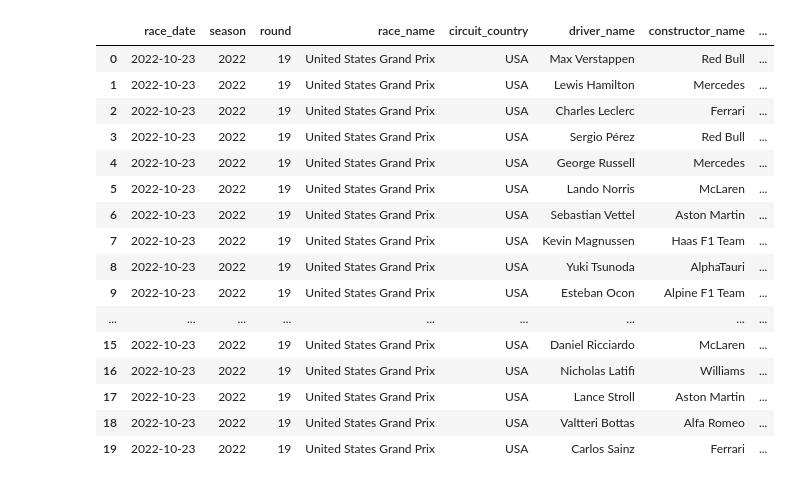
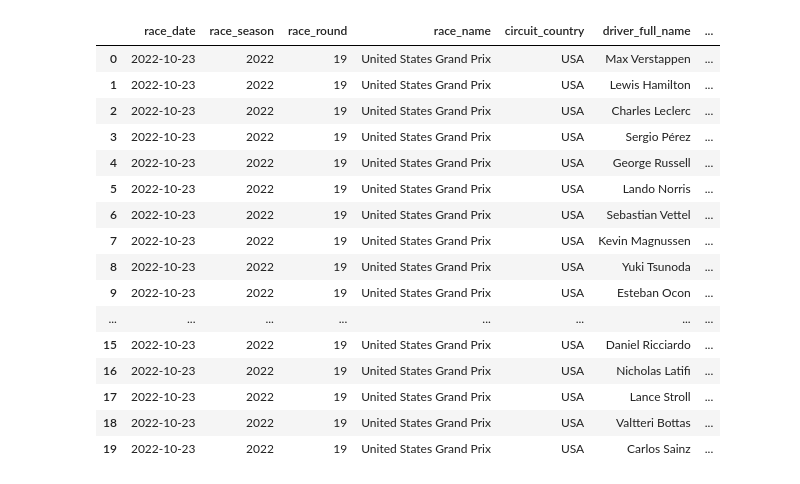
Before and after one commit to frizzleqq/f1-dbt-duckdb, a Jupyter notebook: query_data.ipynb, the cells around one changed output. Drawn from its saved outputs; the diff is of its cells as text; code cells hidden in the pictures.

```diff
--- a/query_data.ipynb
+++ b/query_data.ipynb
@@ -40,38 +45,39 @@ select * from information_schema.tables
 # %%
 %%sql
 SELECT f.race_date
-    , drac.season
-    , drac.round
-    , drac.name AS race_name
-    , dcir.country AS circuit_country
-    , ddri.full_name AS driver_name
-    , dcon.name AS constructor_name
+    , drac.race_season
+    , drac.race_round
+    , drac.race_name
+    , dcir.circuit_country
+    , ddri.driver_full_name
+    , ddri.driver_permanent_number
+    , dcon.constructor_name
     , f.result_position
-    , f.points
+    , f.result_points
     , f.fastest_lap
-    , f.status
+    , f.result_status
 FROM core.f_results AS f
-LEFT JOIN core.d_races AS drac ON drac.id = f.race_id
-LEFT JOIN core.d_circuits AS dcir ON dcir.id = f.circuit_id
-LEFT JOIN core.d_drivers AS ddri ON ddri.id = f.driver_id
-LEFT JOIN core.d_constructors AS dcon ON dcon.id = f.constructor_id
+LEFT JOIN core.d_races AS drac ON drac.race_id = f.race_id
+LEFT JOIN core.d_circuits AS dcir ON dcir.circuit_id = f.circuit_id
+LEFT JOIN core.d_drivers AS ddri ON ddri.driver_id = f.driver_id
+LEFT JOIN core.d_constructors AS dcon ON dcon.constructor_id = f.constructor_id
 ORDER BY f.race_date DESC
     , f.result_position ASC
 # %% [output]
-|  | race_date | season | round | race_name | circuit_country | driver_name | constructor_name | ... |
-| 0 | 2022-10-23 | 2022 | 19 | United States Grand Prix | USA | Max Verstappen | Red Bull | ... |
-| 1 | 2022-10-23 | 2022 | 19 | United States Grand Prix | USA | Lewis Hamilton | Mercedes | ... |
-| 2 | 2022-10-23 | 2022 | 19 | United States Grand Prix | USA | Charles Leclerc | Ferrari | ... |
-| 3 | 2022-10-23 | 2022 | 19 | United States Grand Prix | USA | Sergio Pérez | Red Bull | ... |
-| 4 | 2022-10-23 | 2022 | 19 | United States Grand Prix | USA | George Russell | Mercedes | ... |
-| 5 | 2022-10-23 | 2022 | 19 | United States Grand Prix | USA | Lando Norris | McLaren | ... |
-| 6 | 2022-10-23 | 2022 | 19 | United States Grand Prix | USA | Sebastian Vettel | Aston Martin | ... |
-| 7 | 2022-10-23 | 2022 | 19 | United States Grand Prix | USA | Kevin Magnussen | Haas F1 Team | ... |
-| 8 | 2022-10-23 | 2022 | 19 | United States Grand Prix | USA | Yuki Tsunoda | AlphaTauri | ... |
-| 9 | 2022-10-23 | 2022 | 19 | United States Grand Prix | USA | Esteban Ocon | Alpine F1 Team | ... |
-| ... | ... | ... | ... | ... | ... | ... | ... | ... |
-| 15 | 2022-10-23 | 2022 | 19 | United States Grand Prix | USA | Daniel Ricciardo | McLaren | ... |
-| 16 | 2022-10-23 | 2022 | 19 | United States Grand Prix | USA | Nicholas Latifi | Williams | ... |
-| 17 | 2022-10-23 | 2022 | 19 | United States Grand Prix | USA | Lance Stroll | Aston Martin | ... |
-| 18 | 2022-10-23 | 2022 | 19 | United States Grand Prix | USA | Valtteri Bottas | Alfa Romeo | ... |
-| 19 | 2022-10-23 | 2022 | 19 | United States Grand Prix | USA | Carlos Sainz | Ferrari | ... |
+|  | race_date | race_season | race_round | race_name | circuit_country | driver_full_name | ... |
+| 0 | 2022-10-23 | 2022 | 19 | United States Grand Prix | USA | Max Verstappen | ... |
+| 1 | 2022-10-23 | 2022 | 19 | United States Grand Prix | USA | Lewis Hamilton | ... |
+| 2 | 2022-10-23 | 2022 | 19 | United States Grand Prix | USA | Charles Leclerc | ... |
+| 3 | 2022-10-23 | 2022 | 19 | United States Grand Prix | USA | Sergio Pérez | ... |
+| 4 | 2022-10-23 | 2022 | 19 | United States Grand Prix | USA | George Russell | ... |
+| 5 | 2022-10-23 | 2022 | 19 | United States Grand Prix | USA | Lando Norris | ... |
+| 6 | 2022-10-23 | 2022 | 19 | United States Grand Prix | USA | Sebastian Vettel | ... |
+| 7 | 2022-10-23 | 2022 | 19 | United States Grand Prix | USA | Kevin Magnussen | ... |
+| 8 | 2022-10-23 | 2022 | 19 | United States Grand Prix | USA | Yuki Tsunoda | ... |
+| 9 | 2022-10-23 | 2022 | 19 | United States Grand Prix | USA | Esteban Ocon | ... |
+| ... | ... | ... | ... | ... | ... | ... | ... |
+| 15 | 2022-10-23 | 2022 | 19 | United States Grand Prix | USA | Daniel Ricciardo | ... |
+| 16 | 2022-10-23 | 2022 | 19 | United States Grand Prix | USA | Nicholas Latifi | ... |
+| 17 | 2022-10-23 | 2022 | 19 | United States Grand Prix | USA | Lance Stroll | ... |
+| 18 | 2022-10-23 | 2022 | 19 | United States Grand Prix | USA | Valtteri Bottas | ... |
+| 19 | 2022-10-23 | 2022 | 19 | United States Grand Prix | USA | Carlos Sainz | ... |
```
Also changed, not shown: parts of 4 cells of this notebook, 8 other files.
